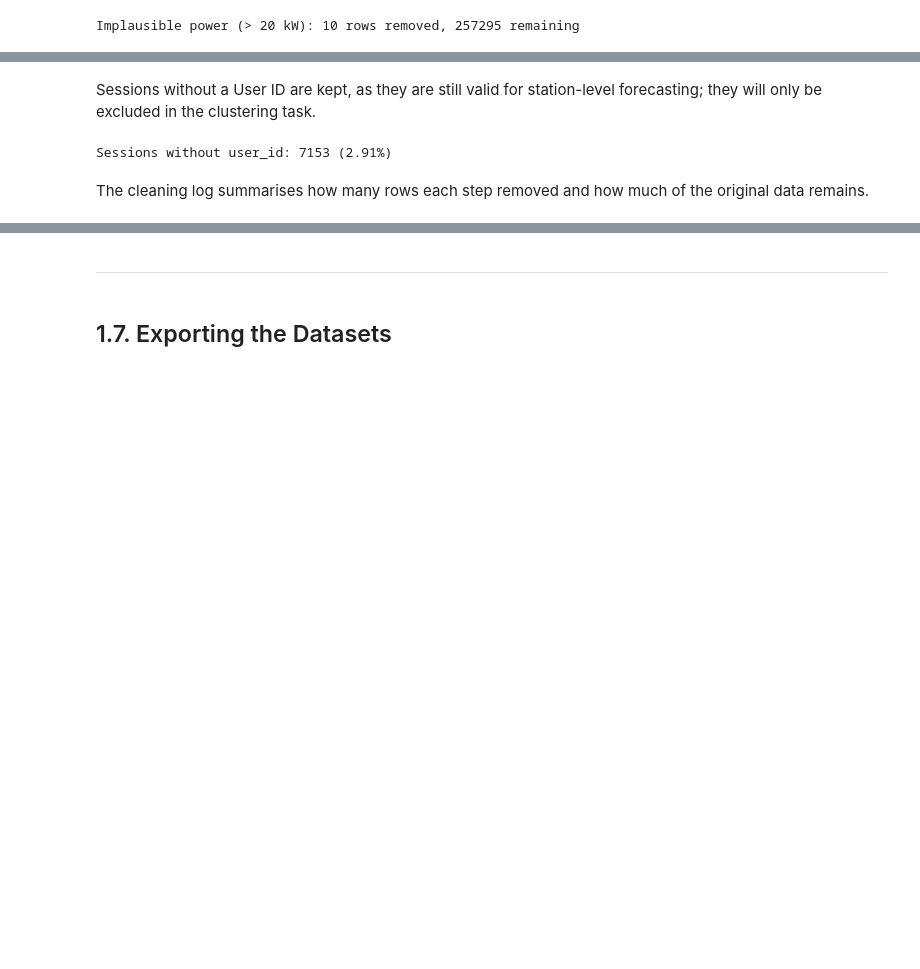
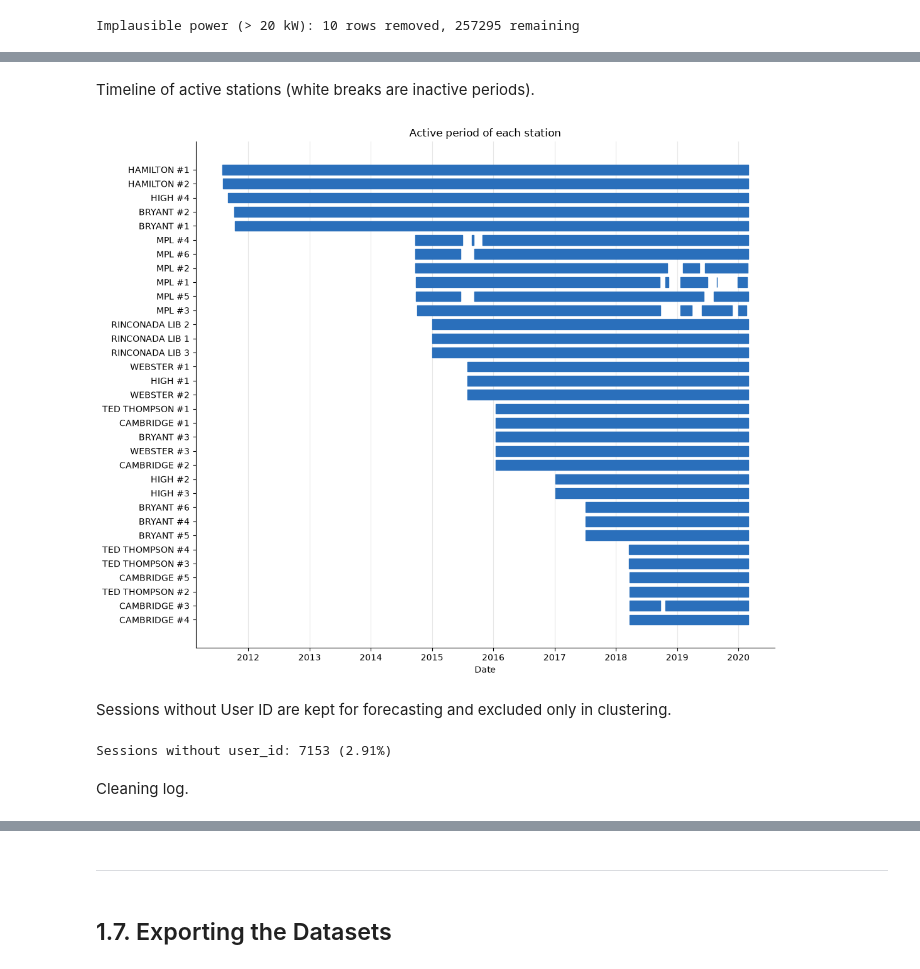
Before and after one commit to Teresa7810/Introduction-to-Business-Analytics, a Jupyter notebook: project.ipynb, the cells around one changed output, grey strips where cells are left out. Cells and saved outputs as stored; diff of their text form; code cells hidden in the pictures; blank space fills up the shorter version.

```diff
--- a/project.ipynb
+++ b/project.ipynb
@@ -538,0 +533,6 @@ Station names are stripped of extra whitespace to avoid duplicate categories.
+# %%
+plug_to_port = {"J1772": "Level 2", "NEMA 5-20R": "Level 1"}
+missing_port = df["port_type"].isna()
+df.loc[missing_port, "port_type"] = df.loc[missing_port, "plug_type"].map(plug_to_port)
+print("Port types filled:", missing_port.sum(), "| still missing:", df["port_type"].isna().sum())
+log_step("Port type filled from plug type", len(df))
@@ -578,0 +627,18 @@ Study period (before March 2020): 11487 rows removed, 245723 remaining
+# %%
+gap_limit = pd.Timedelta(days=30)
+records = []
+for station, g in df.sort_values("start").groupby("station", observed=True):
+    last_end = g["end"].cummax().shift()  # latest plug-out before each session
+    is_gap = (g["start"] - last_end) > gap_limit
+    gaps = list(zip(last_end[is_gap], g["start"][is_gap]))  # (inactive from, inactive until)
+    records.append({"station": station, "start": g["start"].min(), "end": g["end"].max(), "gaps": gaps})
+
+station_active = pd.DataFrame(records).sort_values("start").reset_index(drop=True)
+station_active["n_gaps"] = station_active["gaps"].str.len()
+print(station_active[["station", "start", "end", "n_gaps"]].to_string(index=False))
+
+gap_table = pd.DataFrame([(row.station, a, b) for row in station_active.itertuples() for a, b in row.gaps],
+                         columns=["station", "inactive_from", "inactive_until"])
+gap_table["days"] = (gap_table["inactive_until"] - gap_table["inactive_from"]).dt.days
+print()
+print(gap_table[["station", "inactive_from", "inactive_until", "days"]].to_string(index=False))
@@ -579,11 +663,35 @@ Study period (before March 2020): 11487 rows removed, 245723 remaining
+# %% [markdown]
+Timeline of active stations (white breaks are inactive periods).
+# %%
+import matplotlib.dates as mdates
+
+fig, ax = plt.subplots(figsize=(11, 9))
+for i, row in station_active.iterrows():
+    bounds = [row["start"]] + [t for gap in row["gaps"] for t in gap] + [row["end"]]
+    segments = [(mdates.date2num(bounds[k]), mdates.date2num(bounds[k + 1]) - mdates.date2num(bounds[k]))
+                for k in range(0, len(bounds), 2)]
+    ax.broken_barh(segments, (i - 0.35, 0.7), color="#2a6fbb")
+ax.set_yticks(range(len(station_active)))
+ax.set_yticklabels(station_active["station"].str.replace("PALO ALTO CA / ", ""))
+ax.invert_yaxis()
+ax.xaxis_date()
+ax.set_title("Active period of each station")
+ax.set_xlabel("Date")
+ax.grid(axis="x", alpha=0.3)
+ax.set_axisbelow(True)
+ax.spines[["top", "right"]].set_visible(False)
+plt.tight_layout()
+plt.show()
+# %% [output]
+[figure, added]
 # %% [markdown]
-Sessions without a User ID are kept, as they are still valid for station-level forecasting; they will only be excluded in the clustering task.
+Sessions without User ID are kept for forecasting and excluded only in clustering.
 # %%
 print(f"Sessions without user_id: {df['user_id'].isna().sum()} ({df['user_id'].isna().mean() * 100:.2f}%)")
 # %% [output]
 Sessions without user_id: 7153 (2.91%)
-# %% [markdown]
-The cleaning log summarises how many rows each step removed and how much of the original data remains.
+# %% [markdown]
+Cleaning log.
 # %%
 log_df = pd.DataFrame(cleaning_log, columns=["Step", "Rows removed", "Rows remaining"])
 log_df["% of original"] = (log_df["Rows remaining"] / n_initial * 100).round(2)
```
Also changed, not shown: parts of 101 cells of this notebook, 1 other file.
